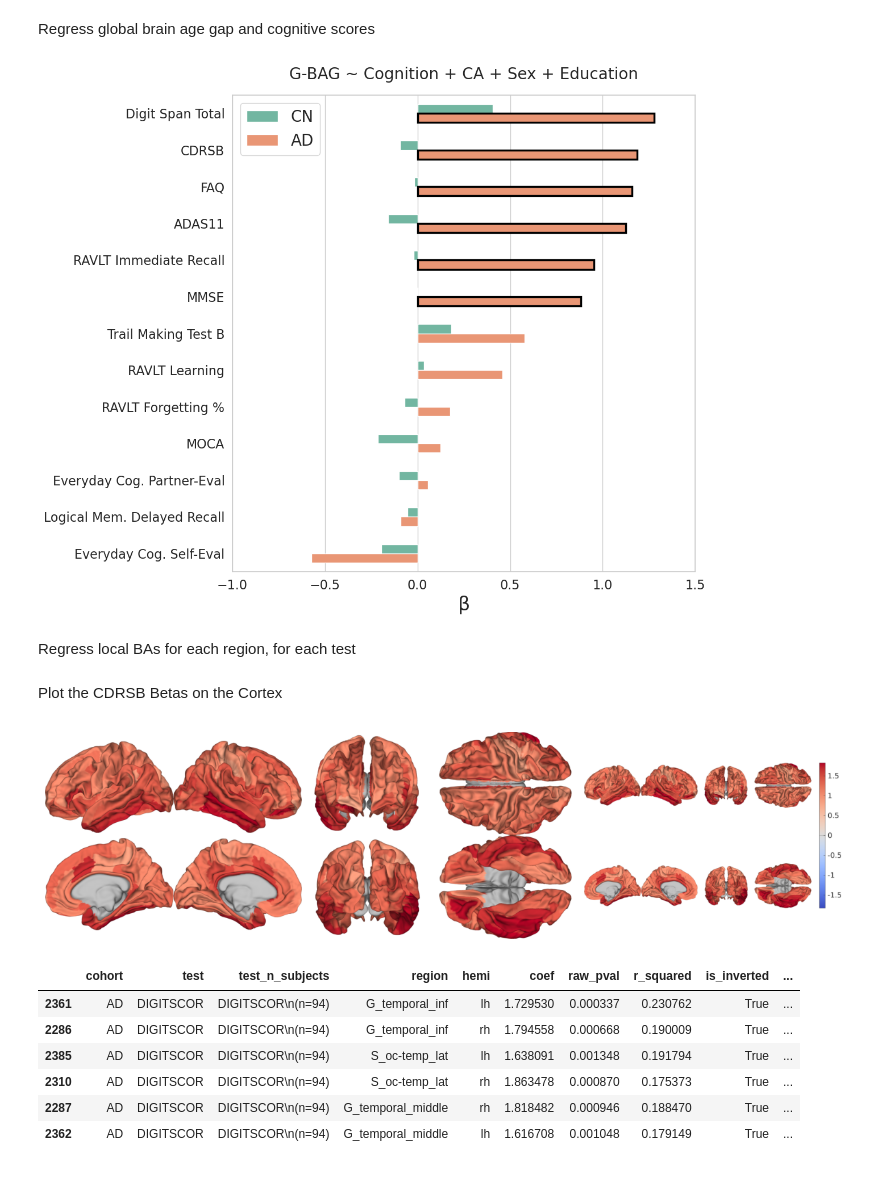
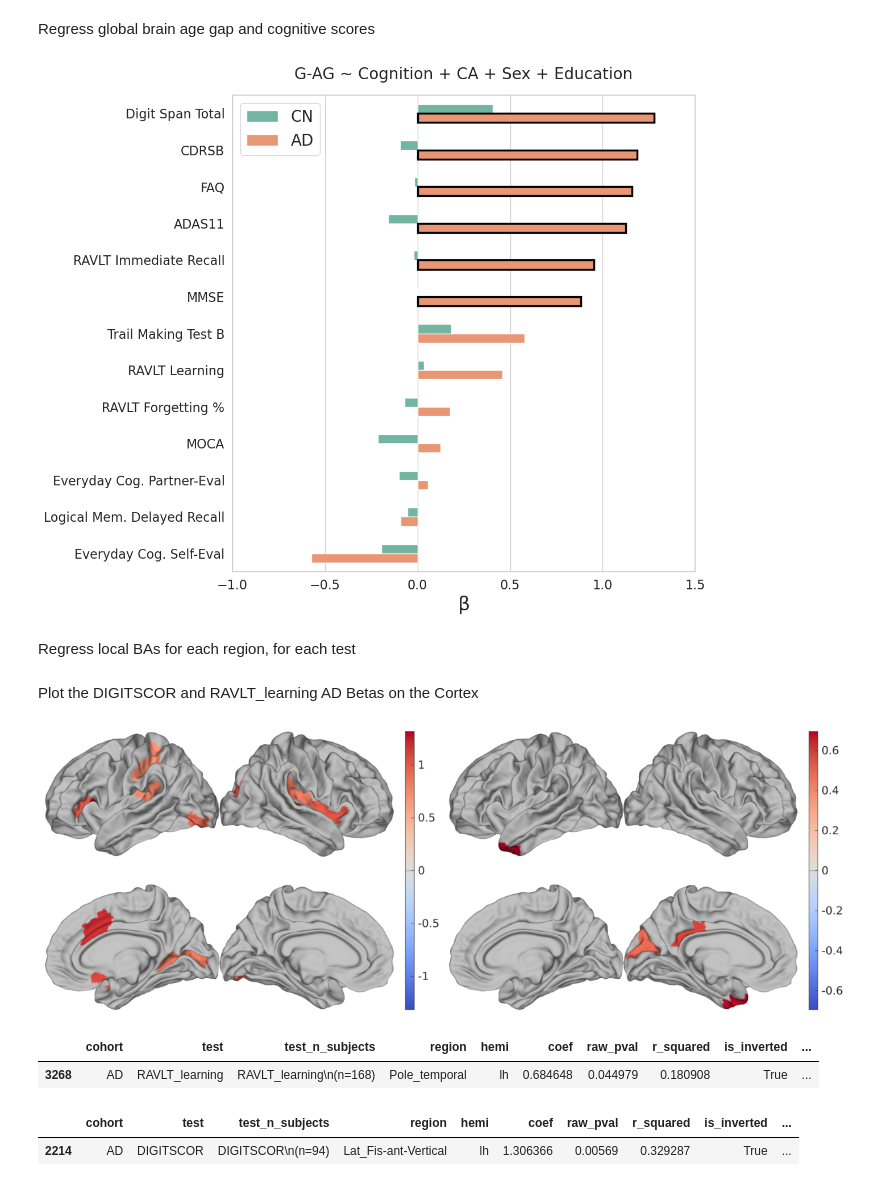
Before and after one commit to SamAndTheSun/Graph_UNet, a Jupyter notebook: notebooks/AD_analysis.ipynb, the cells around one changed output. Saved outputs shown, nothing was run; the diff lists cells and outputs as text; code cells hidden in the pictures.

```diff
--- a/notebooks/AD_analysis.ipynb
+++ b/notebooks/AD_analysis.ipynb
@@ -184,7 +184,7 @@ sns.barplot(
     order=sorted_order
 )
 
-plt.title('G-BAG ~ Cognition + CA + Sex + Education', fontsize=20, pad=20)
+plt.title('G-AG ~ Cognition + CA + Sex + Education', fontsize=20, pad=20)
 plt.xlabel('β', fontsize=24)
 plt.ylabel('')
 
@@ -201,80 +201,67 @@ bold_significant_bars(global_results, plt.gca(), y_axis, hue, hue_order=['CN', '
 plt.tight_layout()
 plt.savefig(f'{output_dir}global_cog_barplot.png', dpi=300)
 # %% [output]
-[figure, old version]
+[figure, new version]
 # %% [markdown]
 Regress local BAs for each region, for each test
 # %%
 # Get the regression results
 local_results, cog_arrays, _ = regress_cognitive(data_dir, output_dir, cog_path, test_relations,
-                                              subset=False, postprocess_obj=postprocess(), get_beta_arrays=True)
+                                              subset=False, postprocess_obj=postprocess(),
+                                              covariate_test='MMSE', get_beta_arrays=True,
+                                              mask_by='raw')
 
 # Save the df and cog arrays
 local_results.to_csv(f'{output_dir}local_cog_tests.csv')
 with open(f'{output_dir}cog_test_values/all_cog_arrays.pkl', 'wb') as f:
     pickle.dump(cog_arrays, f)
 # %% [markdown]
-Plot the CDRSB Betas on the Cortex
+Plot the DIGITSCOR and RAVLT_learning AD Betas on the Cortex
 # %%
 # Format desired array
-array_to_plot = cog_arrays['DIGITSCOR_AD'].copy()
+arrays_to_plot = [cog_arrays['DIGITSCOR_AD'].copy(), cog_arrays['RAVLT_learning_AD'].copy()]
 p = postprocess()
 
-# Only include top 10%
-#threshold = np.percentile(array_to_plot[array_to_plot != 0], 75)  # exclude zeros if you want
-#array_to_plot = np.where(array_to_plot >= threshold, array_to_plot, 0)  # or np.nan if you prefer
-
-# Clip outliers
-array_to_plot = p.clip_outliers(array_to_plot, 1, 99)
-
 # Save for visualization
-p.get_matlab(array_to_plot, output_path=f'{output_dir}DIGITSCOR_betas')
+p.get_matlab(arrays_to_plot[0], output_path=f'{output_dir}DIGITSCOR_AD_betas')
+p.get_matlab(arrays_to_plot[1], output_path=f'{output_dir}RAVLT_learning_AD_betas')
 
 # Create the MATLAB files
-mat_files = [f'{output_dir}DIGITSCOR_betas']
+mat_files = [f'{output_dir}DIGITSCOR_AD_betas', f'{output_dir}RAVLT_learning_AD_betas']
 matlab_file_list = "{" + ",".join([f"'{f}'" for f in mat_files]) + "}"
 
 # Generate PNGs using the MATLAB code
-command_primary = ["matlab", "-nodisplay", "-nosplash", "-r", f"generate_brain({matlab_file_list}, {{'lat_L','lat_R','med_R','med_L'}}, [], false); exit"]
-command_alt = ["matlab", "-nodisplay", "-nosplash", "-r", f"generate_brain({matlab_file_list}, {{'ant','dor','pos','ven'}}, [], false); exit"]
-command_all = ["matlab", "-nodisplay", "-nosplash", "-r", f"generate_brain({matlab_file_list}, {{'all'}}); exit"]
-#
-result = subprocess.run(command_primary, cwd="/mnt/md0/tempFolder/samAnderson/nahian_code/", stdout=subprocess.PIPE, stderr=subprocess.PIPE, text=True)
-#print(result)
-result = subprocess.run(command_alt, cwd="/mnt/md0/tempFolder/samAnderson/nahian_code/", stdout=subprocess.PIPE, stderr=subprocess.PIPE, text=True)
-#print(result)
-result = subprocess.run(command_all, cwd="/mnt/md0/tempFolder/samAnderson/nahian_code/", stdout=subprocess.PIPE, stderr=subprocess.PIPE, text=True)
+command = [
+    "matlab", "-nodisplay", "-nosplash", "-r",
+    f"generate_brain({matlab_file_list}, {{'lat_L','lat_R','med_R','med_L'}}); exit"]
+result = subprocess.run(command, cwd="/mnt/md0/tempFolder/samAnderson/nahian_code/", stdout=subprocess.PIPE, stderr=subprocess.PIPE, text=True)
 #print(result)
 
 plot_paths = [
-    f'{output_dir}DIGITSCOR_betas_latL_latR_medR_medL.png',
-    f'{output_dir}DIGITSCOR_betas_ant_dor_pos_ven.png',
-    f'{output_dir}DIGITSCOR_betas_all.png'
+    f'{output_dir}DIGITSCOR_AD_betas_latL_latR_medR_medL.png',
+    f'{output_dir}RAVLT_learning_AD_betas_latL_latR_medR_medL.png',
 ]
 
 # Plot the generated images
-fig, axes = plt.subplots(1, 3, figsize=(12, 10))
+fig, axes = plt.subplots(1, 2, figsize=(12, 10))
 axes = axes.ravel()
 
 # Iterate over the images and their corresponding axes
 for i, (ax, path) in enumerate(zip(axes, plot_paths)):
     img = mpimg.imread(path)
     ax.imshow(img)
     ax.axis('off')
 
 plt.tight_layout()
 # %% [output]
-[figure, old version]
+[figure, new version]
 # %%
+#local_results = pd.read_csv(f'{output_dir}local_cog_tests.csv')
 local_results[
-    (local_results['test'] == 'DIGITSCOR') &
-    (local_results['cohort'] == 'AD')
-].sort_values(by='region_avg', ascending=False).head(6)
+    (local_results['test'] == 'RAVLT_learning') &
+    (local_results['cohort'] == 'AD') &
+    (local_results['raw_pval'] < 0.05)
+].sort_values(by='coef', ascending=False).head(1)
 # %% [output]
 |  | cohort | test | test_n_subjects | region | hemi | coef | raw_pval | r_squared | is_inverted | ... |
-| 2361 | AD | DIGITSCOR | DIGITSCOR\n(n=94) | G_temporal_inf | lh | 1.729530 | 0.000337 | 0.230762 | True | ... |
-| 2286 | AD | DIGITSCOR | DIGITSCOR\n(n=94) | G_temporal_inf | rh | 1.794558 | 0.000668 | 0.190009 | True | ... |
-| 2385 | AD | DIGITSCOR | DIGITSCOR\n(n=94) | S_oc-temp_lat | lh | 1.638091 | 0.001348 | 0.191794 | True | ... |
-| 2310 | AD | DIGITSCOR | DIGITSCOR\n(n=94) | S_oc-temp_lat | rh | 1.863478 | 0.000870 | 0.175373 | True | ... |
-| 2287 | AD | DIGITSCOR | DIGITSCOR\n(n=94) | G_temporal_middle | rh | 1.818482 | 0.000946 | 0.188470 | True | ... |
-| 2362 | AD | DIGITSCOR | DIGITSCOR\n(n=94) | G_temporal_middle | lh | 1.616708 | 0.001048 | 0.179149 | True | ... |
+| 3268 | AD | RAVLT_learning | RAVLT_learning\n(n=168) | Pole_temporal | lh | 0.684648 | 0.044979 | 0.180908 | True | ... |
@@ -282,0 +268,10 @@ matlab -nodisplay -nosplash -r "generate_brain({'/mnt/md0/tempFolder/samAnderson
+# %%
+#local_results = pd.read_csv(f'{output_dir}local_cog_tests.csv')
+local_results[
+    (local_results['test'] == 'DIGITSCOR') &
+    (local_results['cohort'] == 'AD') &
+    (local_results['raw_pval'] < 0.05)
+].sort_values(by='coef', ascending=False).head(1)
+# %% [output]
+|  | cohort | test | test_n_subjects | region | hemi | coef | raw_pval | r_squared | is_inverted | ... |
+| 2214 | AD | DIGITSCOR | DIGITSCOR\n(n=94) | Lat_Fis-ant-Vertical | lh | 1.306366 | 0.00569 | 0.329287 | True | ... |
```
Also changed, not shown: parts of 1 cell of this notebook, 1 other file.
